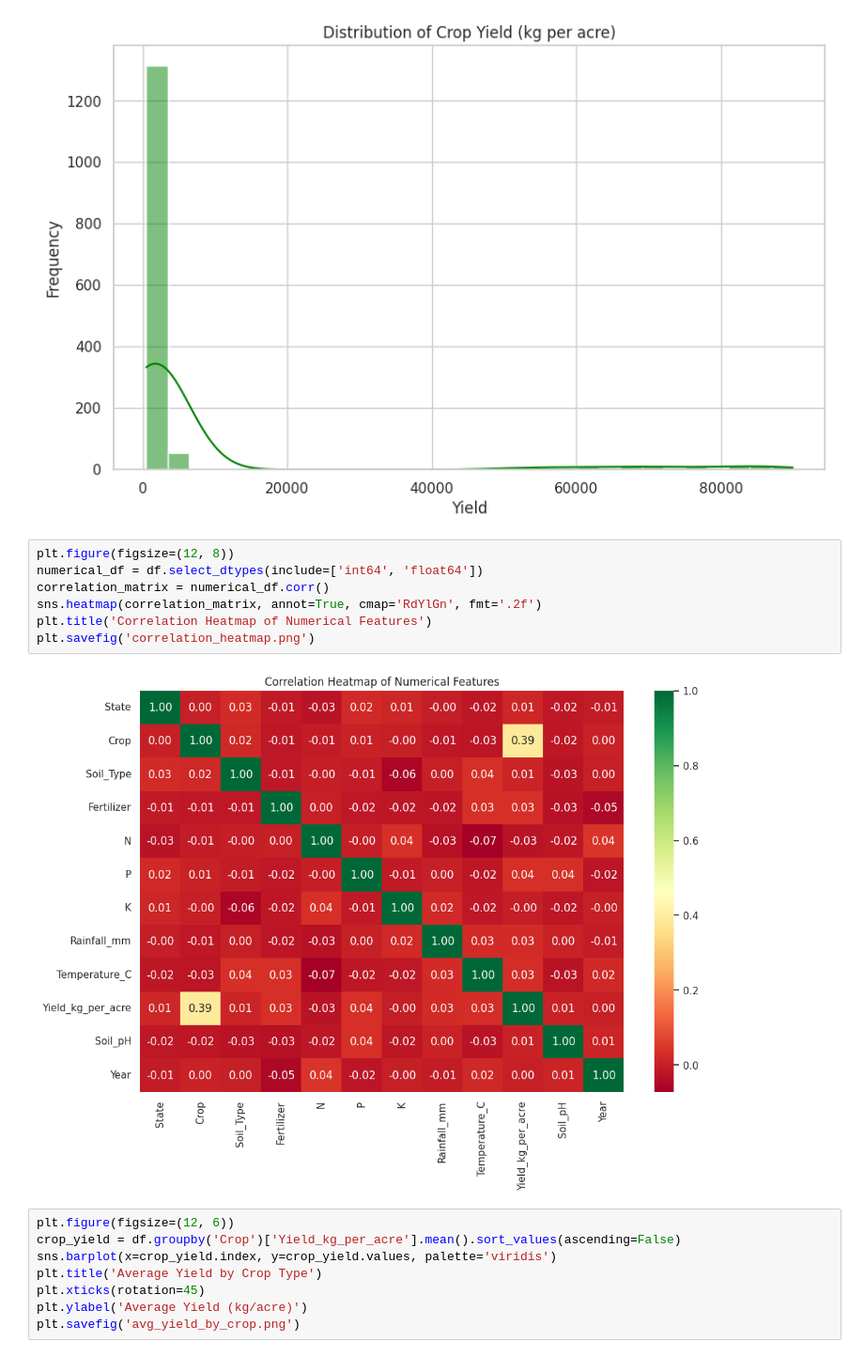
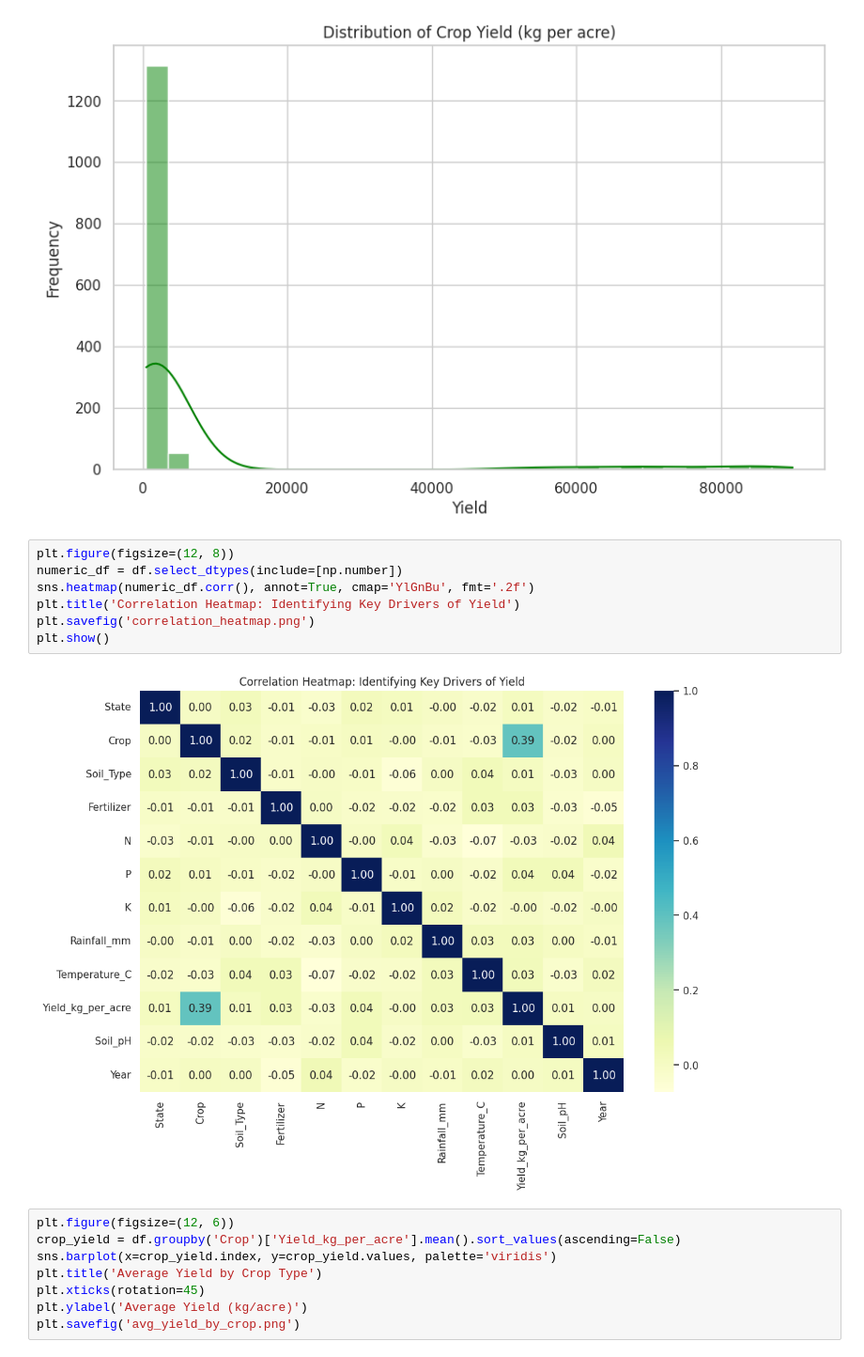
Before and after one commit to springboardmentor1/agritield-predictor, a Jupyter notebook: Agriyield.ipynb, the cells around one changed output. Shown at 94% size. Cells and saved outputs as stored; diff of their text form.

```diff
--- a/Agriyield.ipynb
+++ b/Agriyield.ipynb
@@ -77,13 +85,13 @@ plt.savefig('yield_distribution.png')
 [figure]
 # %%
 plt.figure(figsize=(12, 8))
-numerical_df = df.select_dtypes(include=['int64', 'float64'])
-correlation_matrix = numerical_df.corr()
-sns.heatmap(correlation_matrix, annot=True, cmap='RdYlGn', fmt='.2f')
-plt.title('Correlation Heatmap of Numerical Features')
+numeric_df = df.select_dtypes(include=[np.number])
+sns.heatmap(numeric_df.corr(), annot=True, cmap='YlGnBu', fmt='.2f')
+plt.title('Correlation Heatmap: Identifying Key Drivers of Yield')
 plt.savefig('correlation_heatmap.png')
+plt.show()
 # %% [output]
-[figure, old version]
+[figure, new version]
 # %%
 plt.figure(figsize=(12, 6))
 crop_yield = df.groupby('Crop')['Yield_kg_per_acre'].mean().sort_values(ascending=False)
```
Also changed, not shown: parts of 16 cells of this notebook.
